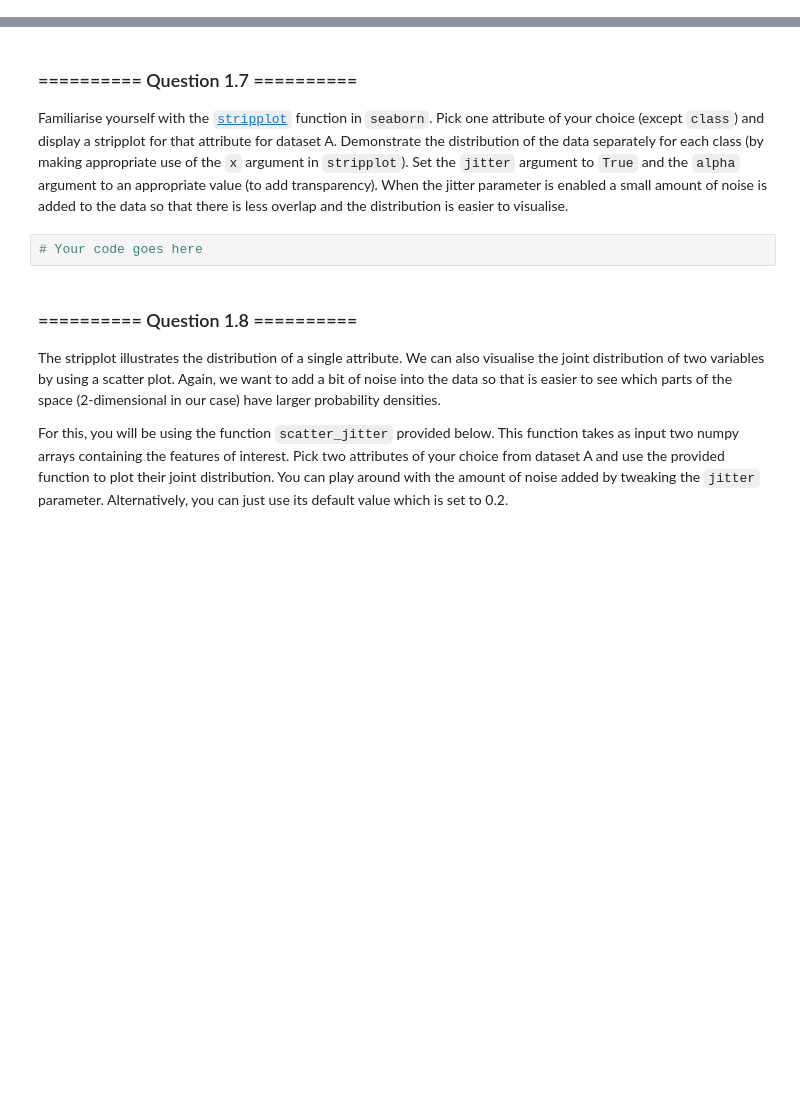
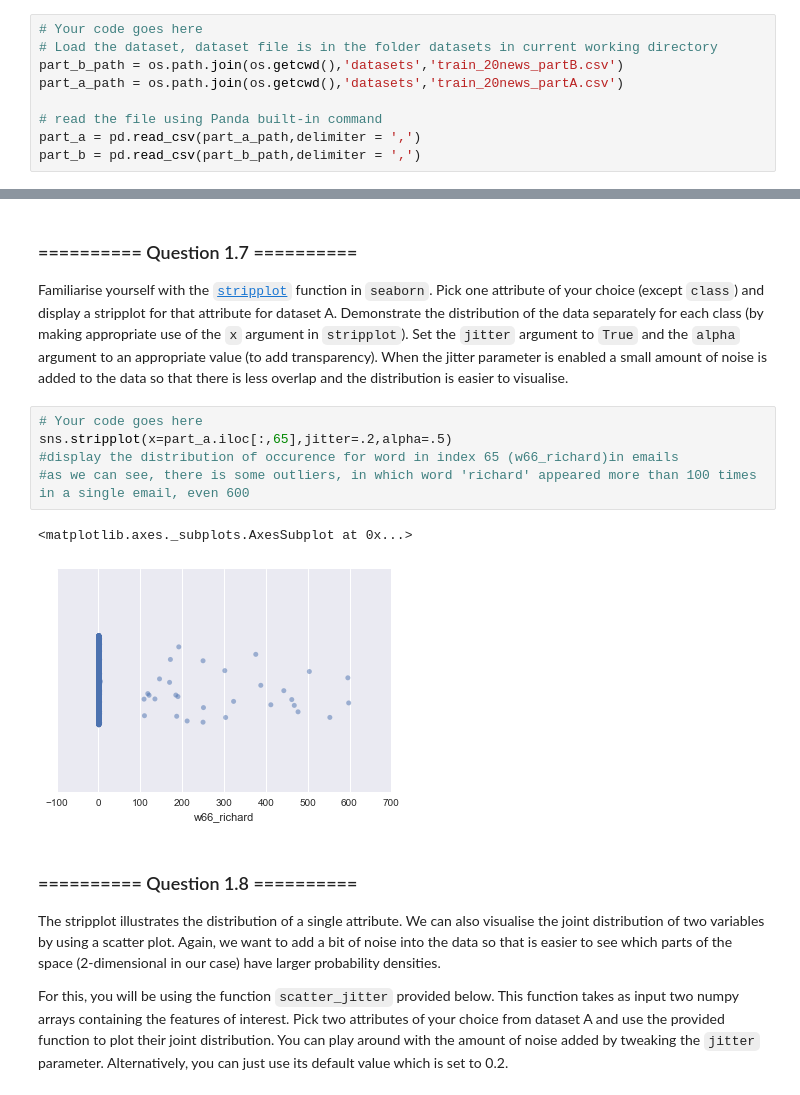
Before and after one commit to richardharmadi/iaml, a Jupyter notebook: 03_Assignment_1.ipynb, the cells around one changed output, grey strips where cells are left out. Cells and saved outputs as stored; diff of their text form; blank space fills up the shorter version.

```diff
--- a/03_Assignment_1.ipynb
+++ b/03_Assignment_1.ipynb
@@ -87,3 +87,12 @@ Load the datasets `train_20news_partA.csv` and `train_20news_partB.csv` into two
+# %%
+# Your code goes here
+# Load the dataset, dataset file is in the folder datasets in current working directory
+part_b_path = os.path.join(os.getcwd(),'datasets','train_20news_partB.csv')
+part_a_path = os.path.join(os.getcwd(),'datasets','train_20news_partA.csv')
+
+# read the file using Panda built-in command
+part_a = pd.read_csv(part_a_path,delimiter = ',')
+part_b = pd.read_csv(part_b_path,delimiter = ',')
 # %% [markdown]
 ### ========== Question 1.2 ==========
 Display basic information for dataset A such as number of columns, type, and memory usage (*hint: pandas dataframes have a built in method for this*)
@@ -116,8 +177,14 @@ You might observe that each attribute consists of two parts:
 # %% [markdown]
 ### ========== Question 1.7 ==========
 Familiarise yourself with the [`stripplot`](https://stanford.edu/~mwaskom/software/seaborn/generated/seaborn.stripplot.html) function in `seaborn`. Pick one attribute of your choice (except `class`) and display a stripplot for that attribute for dataset A. Demonstrate the distribution of the data separately for each class (by making appropriate use of the `x` argument in `stripplot`). Set the `jitter` argument to `True` and the `alpha` argument to an appropriate value (to add transparency). When the jitter parameter is enabled a small amount of noise is added to the data so that there is less overlap and the distribution is easier to visualise.
-# %%
-# Your code goes here
+# %%
+# Your code goes here
+sns.stripplot(x=part_a.iloc[:,65],jitter=.2,alpha=.5)
+#display the distribution of occurence for word in index 65 (w66_richard)in emails
+#as we can see, there is some outliers, in which word 'richard' appeared more than 100 times in a single email, even 600
+# %% [output]
+<matplotlib.axes._subplots.AxesSubplot at 0x...>
+[figure, added]
 # %% [markdown]
 ### ========== Question 1.8 ==========
 The stripplot illustrates the distribution of a single attribute. We can also visualise the joint distribution of two variables by using a scatter plot. Again, we want to add a bit of noise into the data so that is easier to see which parts of the space (2-dimensional in our case) have larger probability densities.
```
Also changed, not shown: parts of 20 cells of this notebook.
